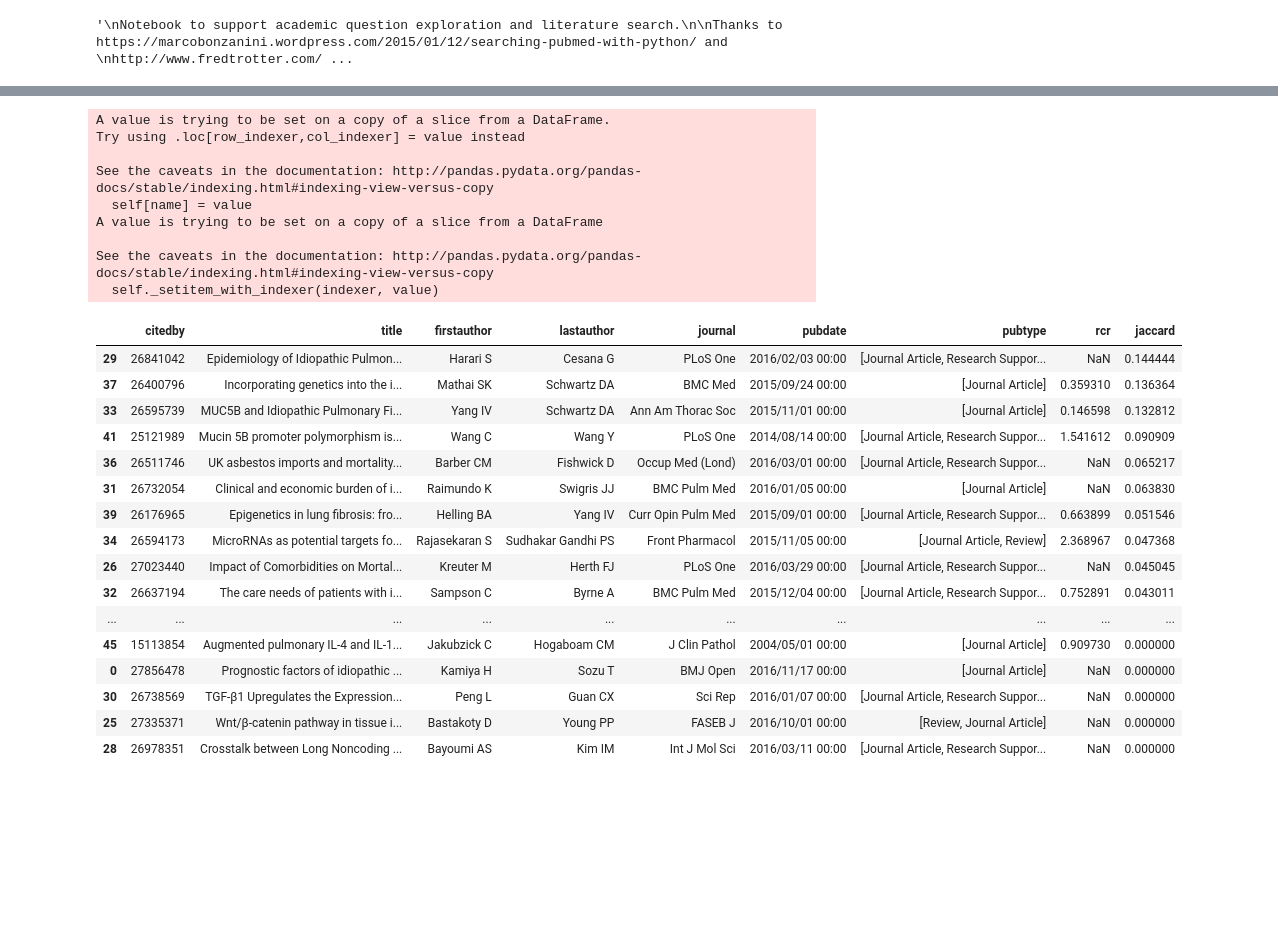
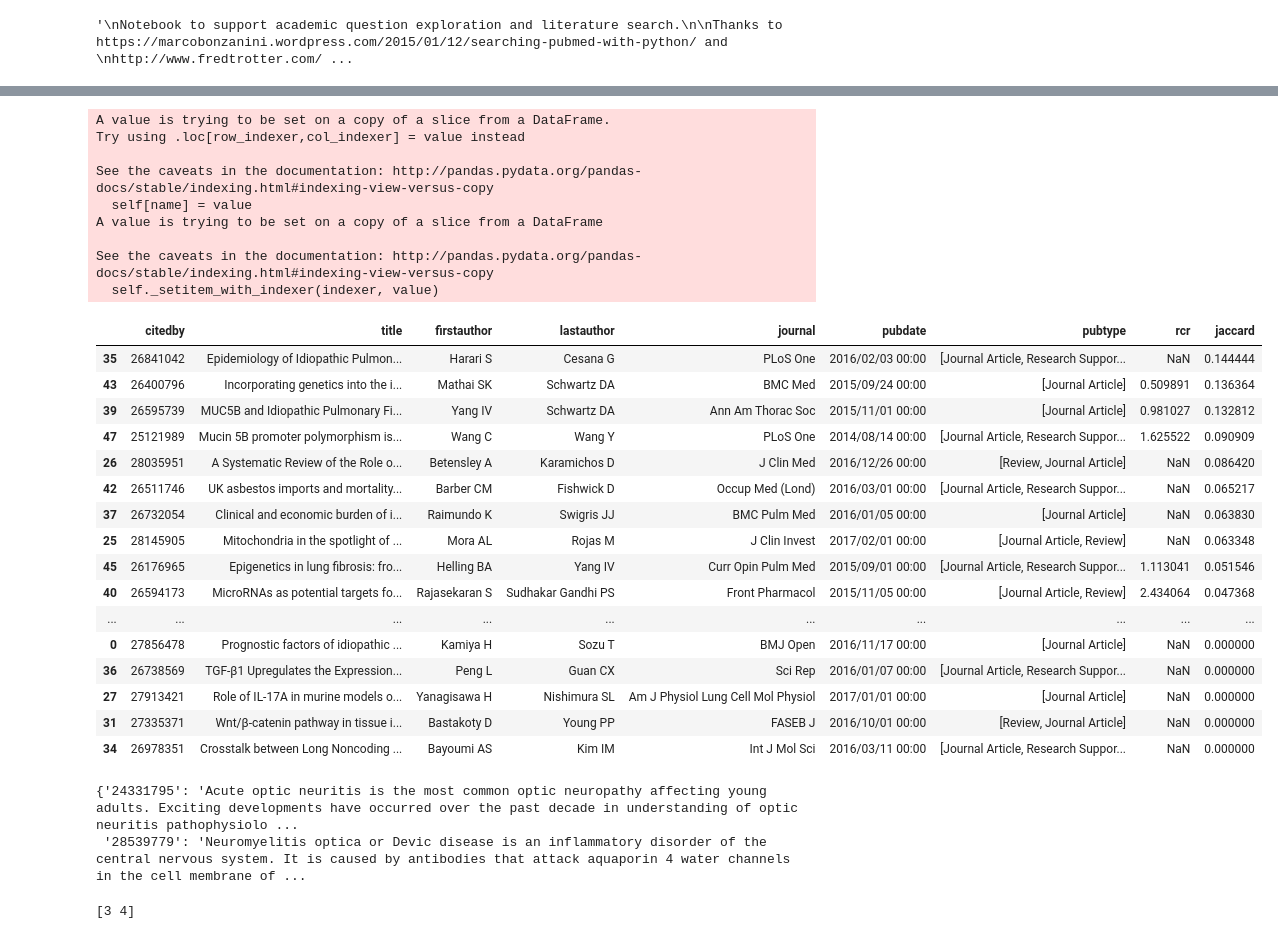
Before and after one commit to drcjar/litsearch, a Jupyter notebook: litsearch.ipynb, the cells around one changed output, grey strips where cells are left out. Drawn from its saved outputs; the diff is of its cells as text; code cells hidden in the pictures; blank space fills up the shorter version.

```diff
--- a/litsearch.ipynb
+++ b/litsearch.ipynb
@@ -650,34 +719,34 @@ See the caveats in the documentation: http://pandas.pydata.org/pandas-docs/stabl
 # %%
 # papers citing seed papers (ipfjes reviews) by jaccard index
 
-df = pd.read_csv('ipfjes_reviews.csv')
+df = pd.read_csv('ipfjes-review-articles.csv')
 jt = jaccard_table(df)
 jdf = jaccard_tabledf(jt)
 jdf
 # %% [output]
 A value is trying to be set on a copy of a slice from a DataFrame.
 Try using .loc[row_indexer,col_indexer] = value instead
 
 See the caveats in the documentation: http://pandas.pydata.org/pandas-docs/stable/indexing.html#indexing-view-versus-copy
   self[name] = value
 A value is trying to be set on a copy of a slice from a DataFrame
 
 See the caveats in the documentation: http://pandas.pydata.org/pandas-docs/stable/indexing.html#indexing-view-versus-copy
   self._setitem_with_indexer(indexer, value)
 |  | citedby | title | firstauthor | lastauthor | journal | pubdate | pubtype | rcr | jaccard |
-| 29 | 26841042 | Epidemiology of Idiopathic Pulmon... | Harari S | Cesana G | PLoS One | 2016/02/03 00:00 | [Journal Article, Research Suppor... | NaN | 0.144444 |
-| 37 | 26400796 | Incorporating genetics into the i... | Mathai SK | Schwartz DA | BMC Med | 2015/09/24 00:00 | [Journal Article] | 0.359310 | 0.136364 |
-| 33 | 26595739 | MUC5B and Idiopathic Pulmonary Fi... | Yang IV | Schwartz DA | Ann Am Thorac Soc | 2015/11/01 00:00 | [Journal Article] | 0.146598 | 0.132812 |
-| 41 | 25121989 | Mucin 5B promoter polymorphism is... | Wang C | Wang Y | PLoS One | 2014/08/14 00:00 | [Journal Article, Research Suppor... | 1.541612 | 0.090909 |
-| 36 | 26511746 | UK asbestos imports and mortality... | Barber CM | Fishwick D | Occup Med (Lond) | 2016/03/01 00:00 | [Journal Article, Research Suppor... | NaN | 0.065217 |
-| 31 | 26732054 | Clinical and economic burden of i... | Raimundo K | Swigris JJ | BMC Pulm Med | 2016/01/05 00:00 | [Journal Article] | NaN | 0.063830 |
-| 39 | 26176965 | Epigenetics in lung fibrosis: fro... | Helling BA | Yang IV | Curr Opin Pulm Med | 2015/09/01 00:00 | [Journal Article, Research Suppor... | 0.663899 | 0.051546 |
-| 34 | 26594173 | MicroRNAs as potential targets fo... | Rajasekaran S | Sudhakar Gandhi PS | Front Pharmacol | 2015/11/05 00:00 | [Journal Article, Review] | 2.368967 | 0.047368 |
-| 26 | 27023440 | Impact of Comorbidities on Mortal... | Kreuter M | Herth FJ | PLoS One | 2016/03/29 00:00 | [Journal Article, Research Suppor... | NaN | 0.045045 |
-| 32 | 26637194 | The care needs of patients with i... | Sampson C | Byrne A | BMC Pulm Med | 2015/12/04 00:00 | [Journal Article, Research Suppor... | 0.752891 | 0.043011 |
+| 35 | 26841042 | Epidemiology of Idiopathic Pulmon... | Harari S | Cesana G | PLoS One | 2016/02/03 00:00 | [Journal Article, Research Suppor... | NaN | 0.144444 |
+| 43 | 26400796 | Incorporating genetics into the i... | Mathai SK | Schwartz DA | BMC Med | 2015/09/24 00:00 | [Journal Article] | 0.509891 | 0.136364 |
+| 39 | 26595739 | MUC5B and Idiopathic Pulmonary Fi... | Yang IV | Schwartz DA | Ann Am Thorac Soc | 2015/11/01 00:00 | [Journal Article] | 0.981027 | 0.132812 |
+| 47 | 25121989 | Mucin 5B promoter polymorphism is... | Wang C | Wang Y | PLoS One | 2014/08/14 00:00 | [Journal Article, Research Suppor... | 1.625522 | 0.090909 |
+| 26 | 28035951 | A Systematic Review of the Role o... | Betensley A | Karamichos D | J Clin Med | 2016/12/26 00:00 | [Review, Journal Article] | NaN | 0.086420 |
+| 42 | 26511746 | UK asbestos imports and mortality... | Barber CM | Fishwick D | Occup Med (Lond) | 2016/03/01 00:00 | [Journal Article, Research Suppor... | NaN | 0.065217 |
+| 37 | 26732054 | Clinical and economic burden of i... | Raimundo K | Swigris JJ | BMC Pulm Med | 2016/01/05 00:00 | [Journal Article] | NaN | 0.063830 |
+| 25 | 28145905 | Mitochondria in the spotlight of ... | Mora AL | Rojas M | J Clin Invest | 2017/02/01 00:00 | [Journal Article, Review] | NaN | 0.063348 |
+| 45 | 26176965 | Epigenetics in lung fibrosis: fro... | Helling BA | Yang IV | Curr Opin Pulm Med | 2015/09/01 00:00 | [Journal Article, Research Suppor... | 1.113041 | 0.051546 |
+| 40 | 26594173 | MicroRNAs as potential targets fo... | Rajasekaran S | Sudhakar Gandhi PS | Front Pharmacol | 2015/11/05 00:00 | [Journal Article, Review] | 2.434064 | 0.047368 |
 | ... | ... | ... | ... | ... | ... | ... | ... | ... | ... |
-| 45 | 15113854 | Augmented pulmonary IL-4 and IL-1... | Jakubzick C | Hogaboam CM | J Clin Pathol | 2004/05/01 00:00 | [Journal Article] | 0.909730 | 0.000000 |
 | 0 | 27856478 | Prognostic factors of idiopathic ... | Kamiya H | Sozu T | BMJ Open | 2016/11/17 00:00 | [Journal Article] | NaN | 0.000000 |
-| 30 | 26738569 | TGF-β1 Upregulates the Expression... | Peng L | Guan CX | Sci Rep | 2016/01/07 00:00 | [Journal Article, Research Suppor... | NaN | 0.000000 |
-| 25 | 27335371 | Wnt/β-catenin pathway in tissue i... | Bastakoty D | Young PP | FASEB J | 2016/10/01 00:00 | [Review, Journal Article] | NaN | 0.000000 |
-| 28 | 26978351 | Crosstalk between Long Noncoding ... | Bayoumi AS | Kim IM | Int J Mol Sci | 2016/03/11 00:00 | [Journal Article, Research Suppor... | NaN | 0.000000 |
+| 36 | 26738569 | TGF-β1 Upregulates the Expression... | Peng L | Guan CX | Sci Rep | 2016/01/07 00:00 | [Journal Article, Research Suppor... | NaN | 0.000000 |
+| 27 | 27913421 | Role of IL-17A in murine models o... | Yanagisawa H | Nishimura SL | Am J Physiol Lung Cell Mol Physiol | 2017/01/01 00:00 | [Journal Article] | NaN | 0.000000 |
+| 31 | 27335371 | Wnt/β-catenin pathway in tissue i... | Bastakoty D | Young PP | FASEB J | 2016/10/01 00:00 | [Review, Journal Article] | NaN | 0.000000 |
+| 34 | 26978351 | Crosstalk between Long Noncoding ... | Bayoumi AS | Kim IM | Int J Mol Sci | 2016/03/11 00:00 | [Journal Article, Research Suppor... | NaN | 0.000000 |
@@ -683,0 +764,5 @@ See the caveats in the documentation: http://pandas.pydata.org/pandas-docs/stabl
+# %%
+get_pubmed_abstracts(eye_ids)
+# %% [output]
+{'24331795': 'Acute optic neuritis is the most common optic neuropathy affecting young adults. Exciting developments have occurred over the past decade in understanding of optic neuritis pathophysiolo ...
+ '28539779': 'Neuromyelitis optica or Devic disease is an inflammatory disorder of the central nervous system. It is caused by antibodies that attack aquaporin 4 water channels in the cell membrane of ...
@@ -683,0 +771,21 @@ See the caveats in the documentation: http://pandas.pydata.org/pandas-docs/stabl
+# %%
+# https://www.analyticsvidhya.com/blog/2015/09/naive-bayes-explained/
+# Import Library of Gaussian Naive Bayes model
+from sklearn.naive_bayes import GaussianNB
+import numpy as np
+
+#assigning predictor and target variables
+x = np.array([[-3,7],[1,5], [1,2], [-2,0], [2,3], [-4,0], [-1,1], [1,1], [-2,2], [2,7], [-4,1], [-2,7]])
+y = np.array([3, 3, 3, 3, 4, 3, 3, 4, 3, 4, 4, 4])
+
+#Create a Gaussian Classifier
+model = GaussianNB()
+
+# Train the model using the training sets
+model.fit(x, y)
+
+# Predict Output
+predicted = model.predict([[1,2],[3,4]])
+print (predicted)
+# %% [output]
+[3 4]
```
Also changed, not shown: parts of 22 cells of this notebook, 4 other files.
